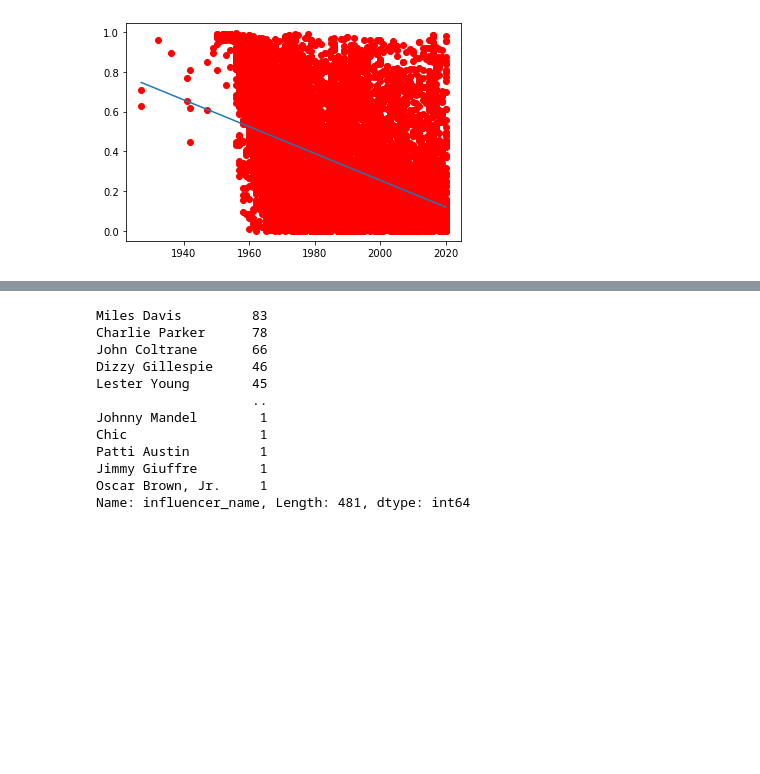
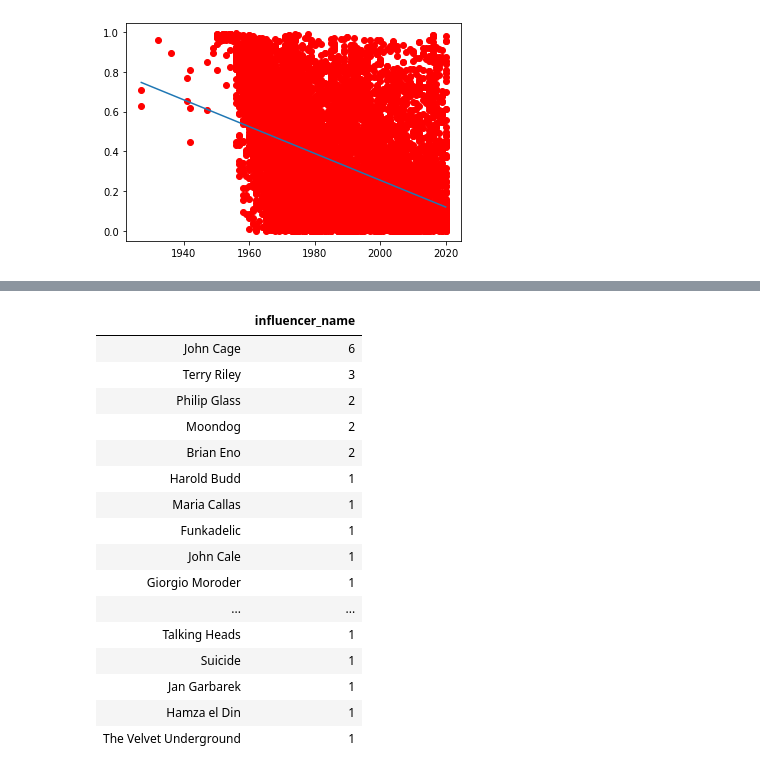
Before and after one commit to Wichaelian/ICM-2021, a Jupyter notebook: 2021_ICM_Problem_D_Data/Problem D.ipynb, the cells around one changed output, grey strips where cells are left out. Cells and saved outputs as stored; diff of their text form; code cells hidden in the pictures; blank space fills up the shorter version.

```diff
--- a/2021_ICM_Problem_D_Data/Problem D.ipynb
+++ b/2021_ICM_Problem_D_Data/Problem D.ipynb
@@ -424,17 +445,23 @@ plt.plot(np.unique(year), np.poly1d(np.polyfit(year, loudness, 1))(np.unique(yea
 # %%
-roots = influence[['influencer_name', 'follower_main_genre']]
-roots = roots[roots['follower_main_genre'] == 'Jazz']
-roots['influencer_name'].value_counts(ascending=False)
+AGroots = influence[['influencer_name', 'follower_main_genre']]
+AGroots = AGroots[AGroots['follower_main_genre'] == 'Avant-Garde']
+AGRoots = pd.DataFrame(AGroots['influencer_name'].value_counts(ascending=False))
+AGRoots
 # %% [output]
-Miles Davis         83
-Charlie Parker      78
-John Coltrane       66
-Dizzy Gillespie     46
-Lester Young        45
-                    ..
-Johnny Mandel        1
-Chic                 1
-Patti Austin         1
-Jimmy Giuffre        1
-Oscar Brown, Jr.     1
-Name: influencer_name, Length: 481, dtype: int64
+|  | influencer_name |
+| John Cage | 6 |
+| Terry Riley | 3 |
+| Philip Glass | 2 |
+| Moondog | 2 |
+| Brian Eno | 2 |
+| Harold Budd | 1 |
+| Maria Callas | 1 |
+| Funkadelic | 1 |
+| John Cale | 1 |
+| Giorgio Moroder | 1 |
+| ... | ... |
+| Talking Heads | 1 |
+| Suicide | 1 |
+| Jan Garbarek | 1 |
+| Hamza el Din | 1 |
+| The Velvet Underground | 1 |
```
Also changed, not shown: parts of 2 cells of this notebook.
